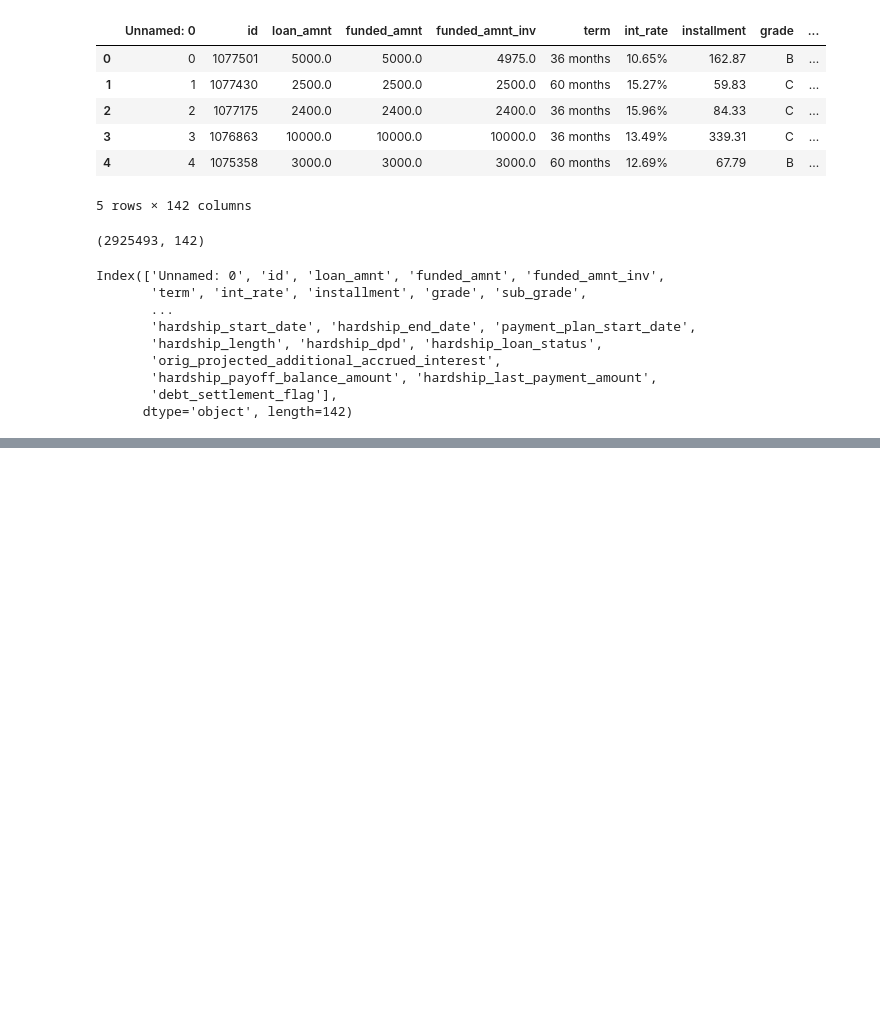
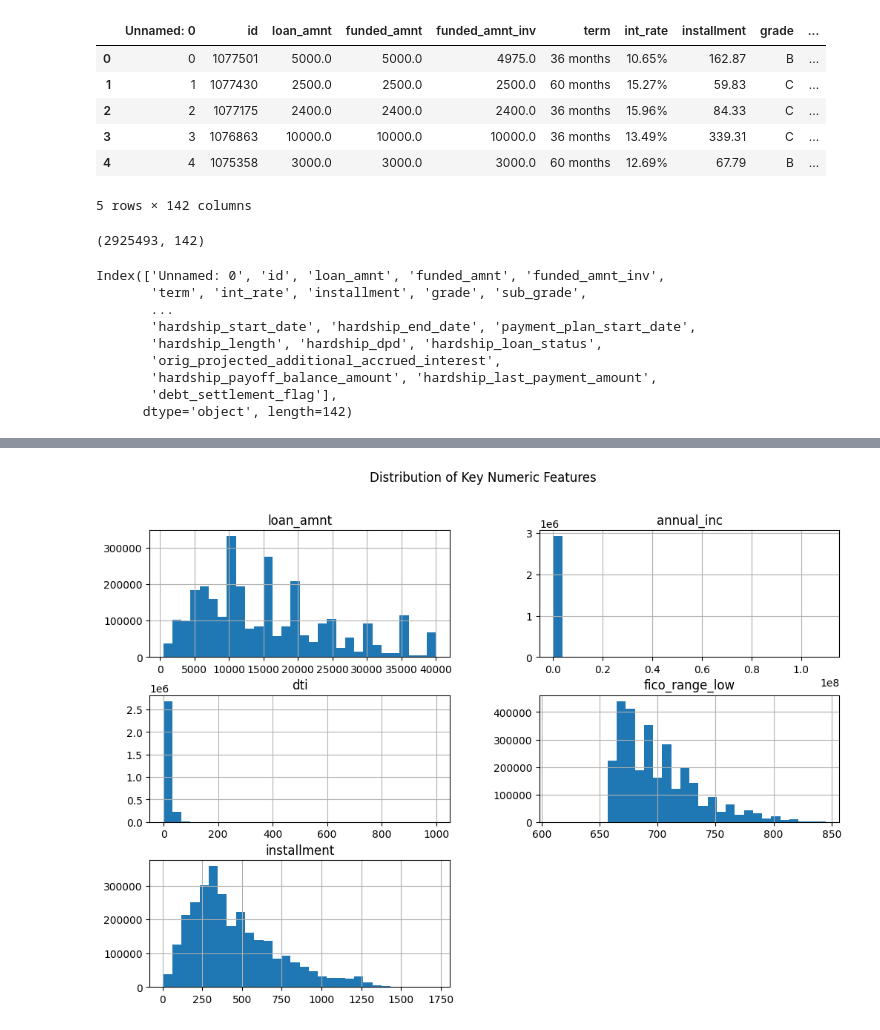
Before and after one commit to DhruvParmar051/peer_to_peer_lending_risk_management, a Jupyter notebook: notebooks/exploratory_data_analysis.ipynb, the cells around one changed output, grey strips where cells are left out. Drawn from its saved outputs; the diff is of its cells as text; code cells hidden in the pictures; blank space fills up the shorter version.

```diff
--- a/notebooks/exploratory_data_analysis.ipynb
+++ b/notebooks/exploratory_data_analysis.ipynb
@@ -41,0 +70,10 @@ memory usage: 3.1+ GB
+# %%
+# Convert dates
+date_cols = ['issue_d', 'earliest_cr_line', 'last_pymnt_d', 'next_pymnt_d',
+             'last_credit_pull_d', 'hardship_start_date', 'hardship_end_date']
+for col in date_cols:
+    df[col] = pd.to_datetime(df[col], errors='coerce')
+# %%
+# Create year & quarter
+df['year'] = df['issue_d'].dt.year
+df['quarter'] = df['issue_d'].dt.to_period('Q')
@@ -41,0 +103,13 @@ memory usage: 3.1+ GB
+# %%
+# Target Variable Engineering
+def label_default(x):
+    if isinstance(x, str) and (
+        'Charged Off' in x or 'Default' in x or
+        'Does not meet the credit policy. Status:Charged Off' in x
+    ):
+        return 1
+    else:
+        return 0
+
+df['is_default'] = df['loan_status'].apply(label_default)
+print(df['is_default'].value_counts(normalize=True))
@@ -41,0 +121,4 @@ memory usage: 3.1+ GB
+# %%
+# Univariate Analysis
+num_cols = ['loan_amnt', 'int_rate', 'annual_inc', 'dti', 'fico_range_low', 'installment']
+df[num_cols].describe().T
@@ -41,0 +132,6 @@ memory usage: 3.1+ GB
+# %%
+df[num_cols].hist(bins=30, figsize=(12,8))
+plt.suptitle('Distribution of Key Numeric Features')
+plt.show()
+# %% [output]
+[figure, added]
```
Also changed, not shown: parts of 19 cells of this notebook, 1 other file.
